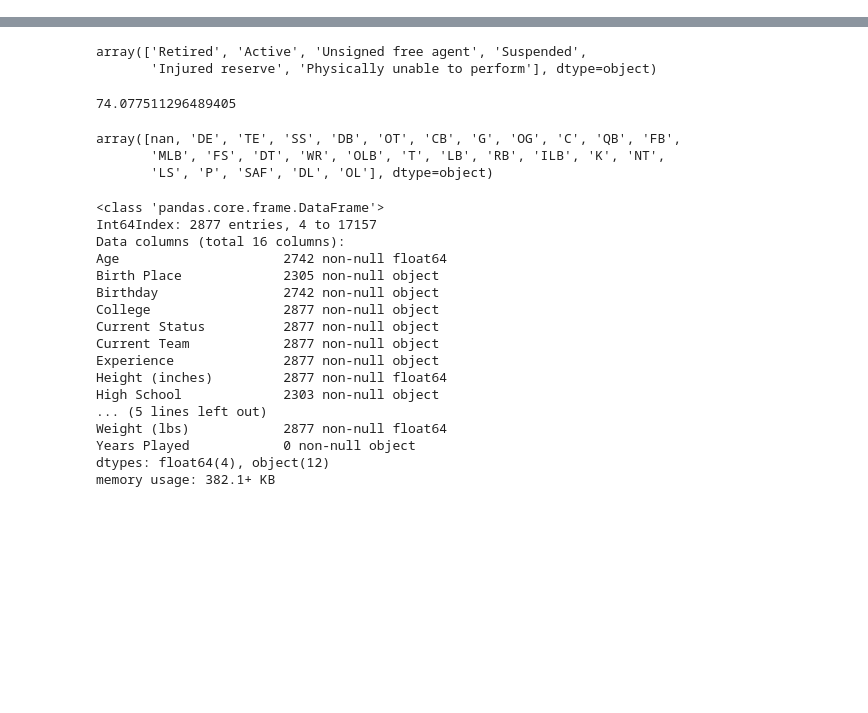
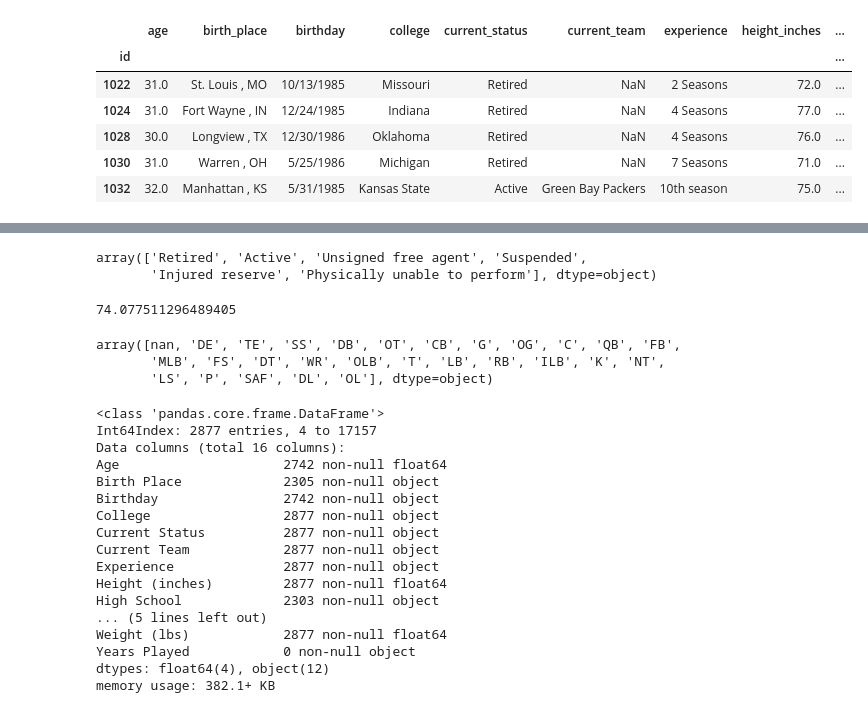
Before and after one commit to ccentola/nfl-eda, a Jupyter notebook: basic_stats.ipynb, the cells around one changed output, grey strips where cells are left out. Drawn from its saved outputs; the diff is of its cells as text; code cells hidden in the pictures; blank space fills up the shorter version.

```diff
--- a/basic_stats.ipynb
+++ b/basic_stats.ipynb
@@ -57,0 +98,10 @@ df.describe()
+# %%
+df.head()
+# %% [output]
+|  | age | birth_place | birthday | college | current_status | current_team | experience | height_inches | ... |
+| id |  |  |  |  |  |  |  |  | ... |
+| 1022 | 31.0 | St. Louis , MO | 10/13/1985 | Missouri | Retired | NaN | 2 Seasons | 72.0 | ... |
+| 1024 | 31.0 | Fort Wayne , IN | 12/24/1985 | Indiana | Retired | NaN | 4 Seasons | 77.0 | ... |
+| 1028 | 30.0 | Longview , TX | 12/30/1986 | Oklahoma | Retired | NaN | 4 Seasons | 76.0 | ... |
+| 1030 | 31.0 | Warren , OH | 5/25/1986 | Michigan | Retired | NaN | 7 Seasons | 71.0 | ... |
+| 1032 | 32.0 | Manhattan , KS | 5/31/1985 | Kansas State | Active | Green Bay Packers | 10th season | 75.0 | ... |
```
Also changed, not shown: parts of 17 cells of this notebook.
